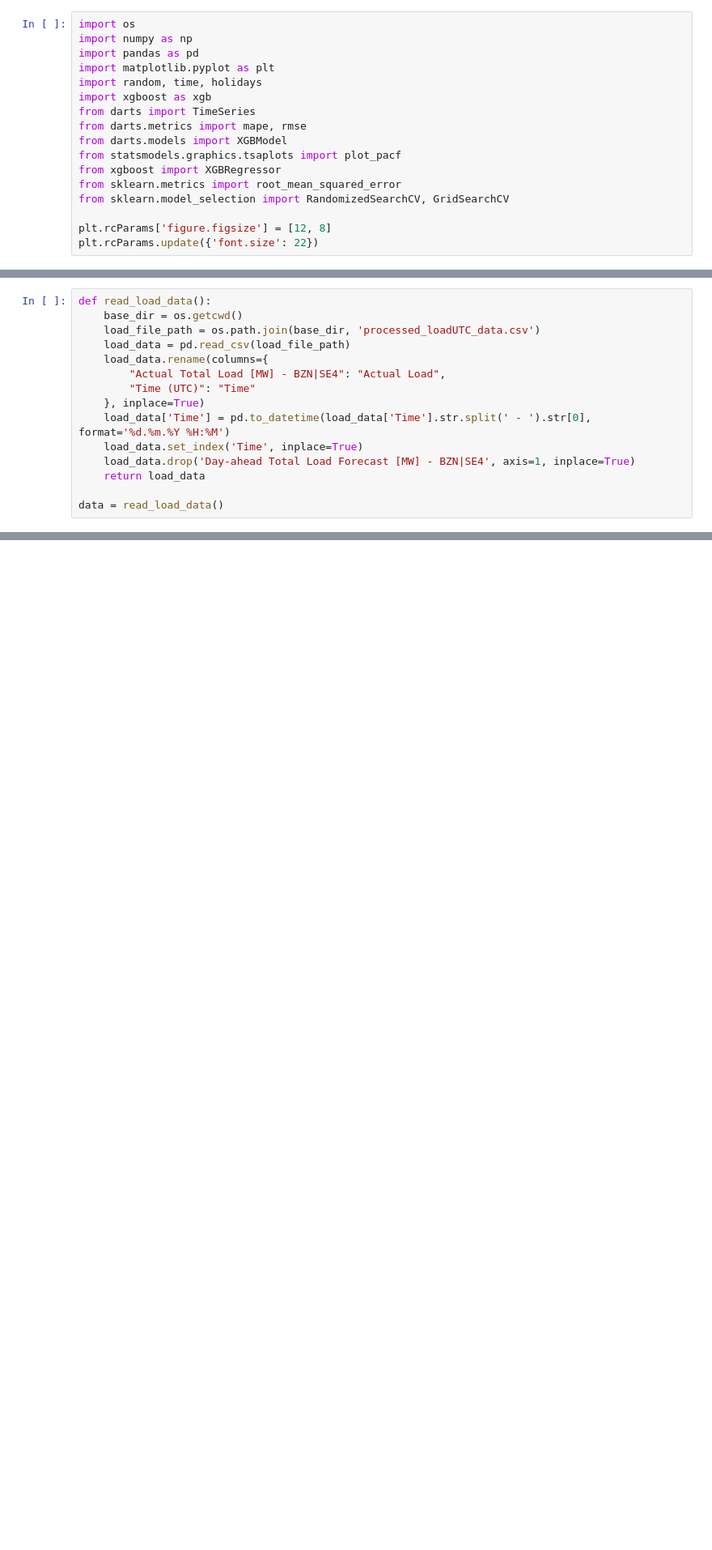
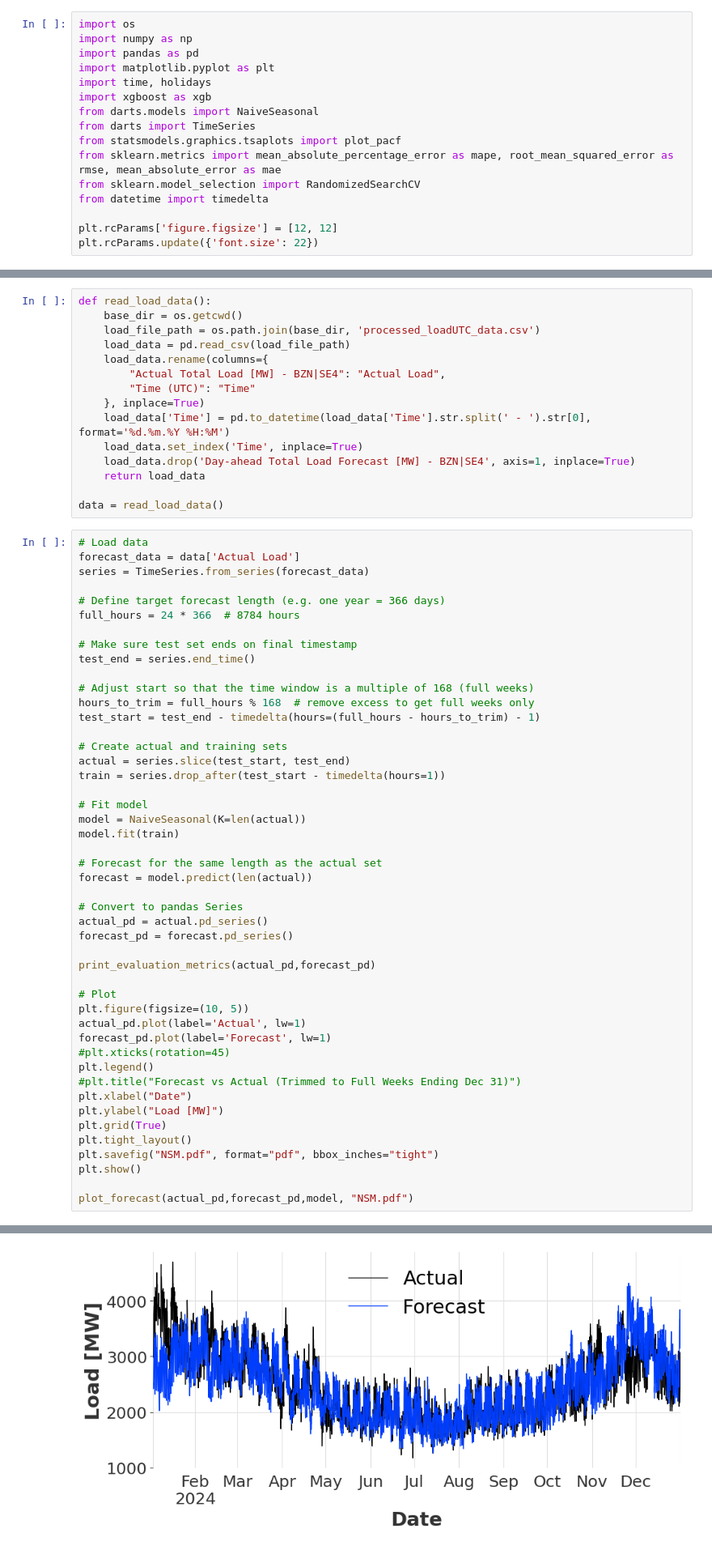
Before and after one commit to fk1603/Load-Forecasting, a Jupyter notebook: XGBoost_2.ipynb, the cells around one changed output, grey strips where cells are left out. Shown at 81% size. Saved outputs shown, nothing was run; the diff lists cells and outputs as text; blank space fills up the shorter version.

```diff
--- a/XGBoost_2.ipynb
+++ b/XGBoost_2.ipynb
@@ -3,15 +3,14 @@ import os
 import numpy as np
 import pandas as pd
 import matplotlib.pyplot as plt
-import random, time, holidays
+import time, holidays
 import xgboost as xgb
+from darts.models import NaiveSeasonal
 from darts import TimeSeries
-from darts.metrics import mape, rmse
-from darts.models import XGBModel
 from statsmodels.graphics.tsaplots import plot_pacf
-from xgboost import XGBRegressor
-from sklearn.metrics import root_mean_squared_error
-from sklearn.model_selection import RandomizedSearchCV, GridSearchCV
+from sklearn.metrics import mean_absolute_percentage_error as mape, root_mean_squared_error as rmse, mean_absolute_error as mae
+from sklearn.model_selection import RandomizedSearchCV
+from datetime import timedelta
 
-plt.rcParams['figure.figsize'] = [12, 8]
+plt.rcParams['figure.figsize'] = [12, 12]
 plt.rcParams.update({'font.size': 22})
@@ -30,3 +87,51 @@ def read_load_data():
     return load_data
 
 data = read_load_data()
+# %%
+# Load data
+forecast_data = data['Actual Load']
+series = TimeSeries.from_series(forecast_data)
+
+# Define target forecast length (e.g. one year = 366 days)
+full_hours = 24 * 366  # 8784 hours
+
+# Make sure test set ends on final timestamp
+test_end = series.end_time()
+
+# Adjust start so that the time window is a multiple of 168 (full weeks)
+hours_to_trim = full_hours % 168  # remove excess to get full weeks only
+test_start = test_end - timedelta(hours=(full_hours - hours_to_trim) - 1)
+
+# Create actual and training sets
+actual = series.slice(test_start, test_end)
+train = series.drop_after(test_start - timedelta(hours=1))
+
+# Fit model
+model = NaiveSeasonal(K=len(actual))
+model.fit(train)
+
+# Forecast for the same length as the actual set
+forecast = model.predict(len(actual))
+
+# Convert to pandas Series
+actual_pd = actual.pd_series()
+forecast_pd = forecast.pd_series()
+
+print_evaluation_metrics(actual_pd,forecast_pd)
+
+# Plot
+plt.figure(figsize=(10, 5))
+actual_pd.plot(label='Actual', lw=1)
+forecast_pd.plot(label='Forecast', lw=1)
+#plt.xticks(rotation=45)
+plt.legend()
+#plt.title("Forecast vs Actual (Trimmed to Full Weeks Ending Dec 31)")
+plt.xlabel("Date")
+plt.ylabel("Load [MW]")
+plt.grid(True)
+plt.tight_layout()
+plt.savefig("NSM.pdf", format="pdf", bbox_inches="tight")
+plt.show()
+
+plot_forecast(actual_pd,forecast_pd,model, "NSM.pdf")
+# %% [output]
@@ -32,0 +145 @@ data = read_load_data()
+[figure, added]
```
Also changed, not shown: parts of 18 cells of this notebook.
